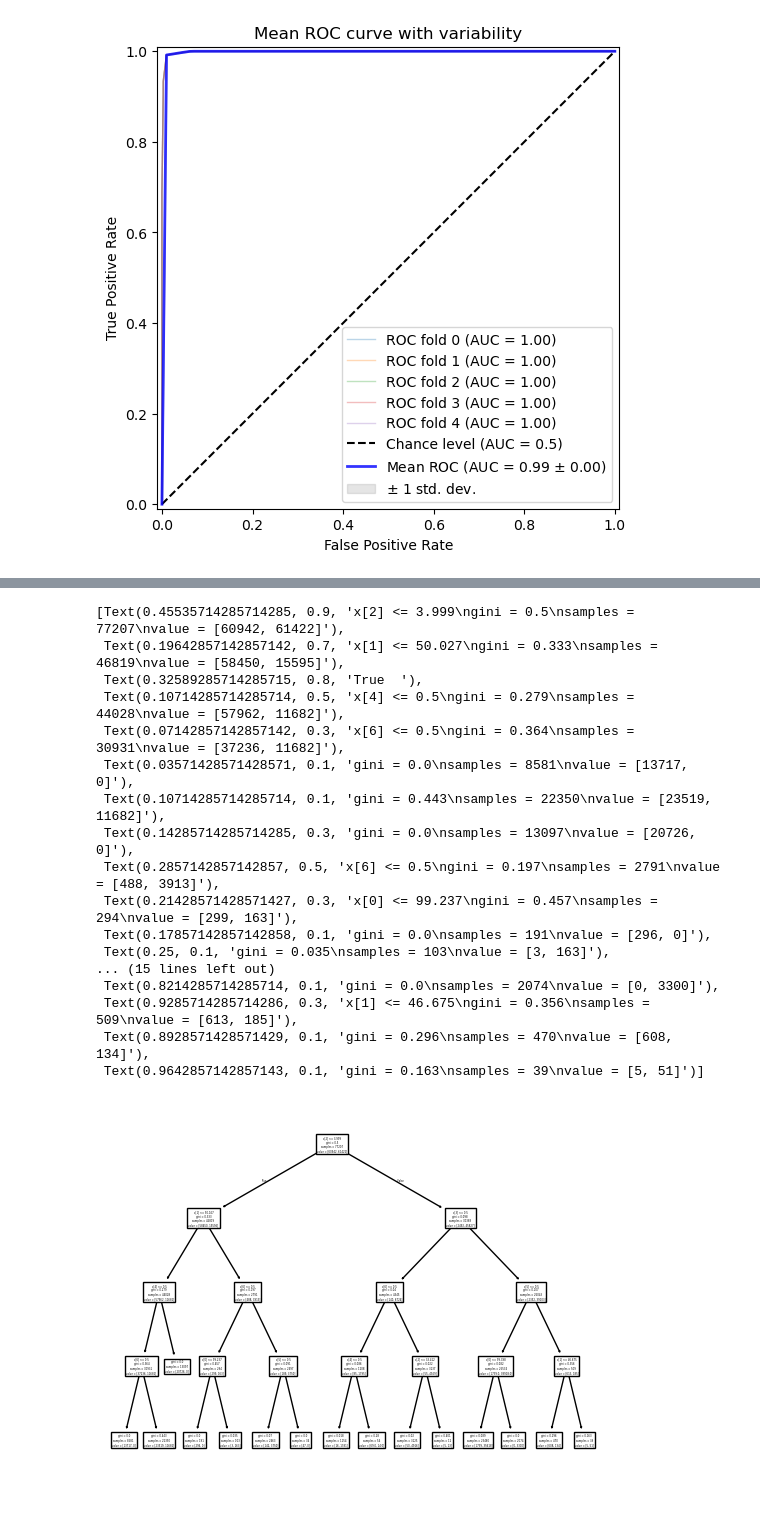
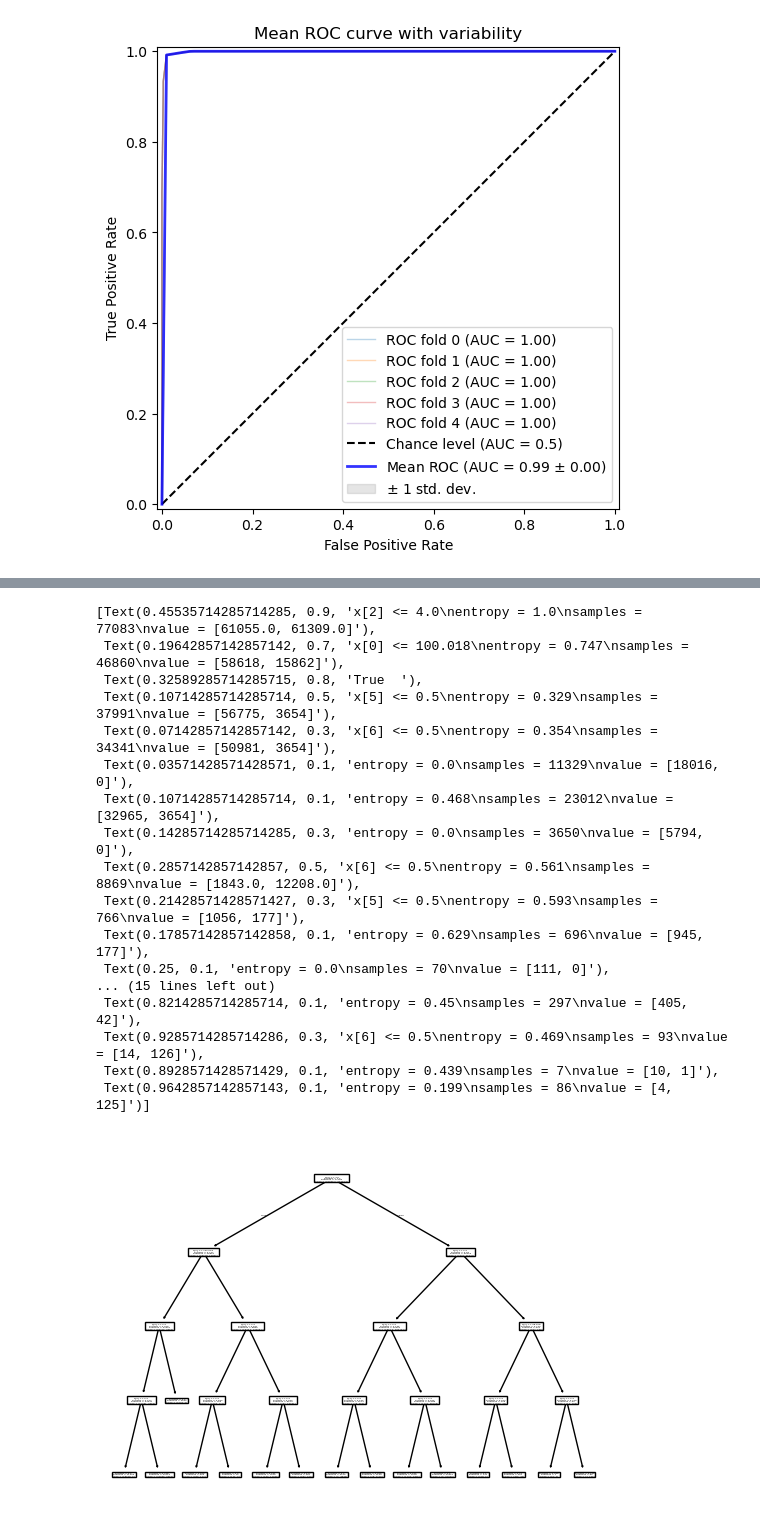
Before and after one commit to CElbing/CS447-Final, a Jupyter notebook: src/InfoGain_Skeleton.ipynb, the cells around one changed output, grey strips where cells are left out. Saved outputs shown, nothing was run; the diff lists cells and outputs as text; code cells hidden in the pictures.

```diff
--- a/src/InfoGain_Skeleton.ipynb
+++ b/src/InfoGain_Skeleton.ipynb
@@ -206,7 +206,7 @@ print(np.mean(feature_importances, axis=0))
 [figure]
 # %%
 #Creating a Random Forest and getting the accuracy score
-rf = RandomForestClassifier(max_depth=4, max_features=4)
+rf = RandomForestClassifier(criterion="entropy", max_depth=4, max_features=4, random_state=1)
 rf.fit(X_train,y_train)
 rfy_pred = rf.predict(X_test)
 rf_accuracy = metrics.accuracy_score(y_test, rfy_pred)
@@ -247,24 +247,24 @@ tree.plot_tree(rf[0])
 # %%
-tree.plot_tree(rf[1])
+tree.plot_tree(rf[32])
 # %% [output]
-[Text(0.45535714285714285, 0.9, 'x[2] <= 3.999\ngini = 0.5\nsamples = 77207\nvalue = [60942, 61422]'),
- Text(0.19642857142857142, 0.7, 'x[1] <= 50.027\ngini = 0.333\nsamples = 46819\nvalue = [58450, 15595]'),
+[Text(0.45535714285714285, 0.9, 'x[2] <= 4.0\nentropy = 1.0\nsamples = 77083\nvalue = [61055.0, 61309.0]'),
+ Text(0.19642857142857142, 0.7, 'x[0] <= 100.018\nentropy = 0.747\nsamples = 46860\nvalue = [58618, 15862]'),
  Text(0.32589285714285715, 0.8, 'True  '),
- Text(0.10714285714285714, 0.5, 'x[4] <= 0.5\ngini = 0.279\nsamples = 44028\nvalue = [57962, 11682]'),
- Text(0.07142857142857142, 0.3, 'x[6] <= 0.5\ngini = 0.364\nsamples = 30931\nvalue = [37236, 11682]'),
- Text(0.03571428571428571, 0.1, 'gini = 0.0\nsamples = 8581\nvalue = [13717, 0]'),
- Text(0.10714285714285714, 0.1, 'gini = 0.443\nsamples = 22350\nvalue = [23519, 11682]'),
- Text(0.14285714285714285, 0.3, 'gini = 0.0\nsamples = 13097\nvalue = [20726, 0]'),
- Text(0.2857142857142857, 0.5, 'x[6] <= 0.5\ngini = 0.197\nsamples = 2791\nvalue = [488, 3913]'),
- Text(0.21428571428571427, 0.3, 'x[0] <= 99.237\ngini = 0.457\nsamples = 294\nvalue = [299, 163]'),
- Text(0.17857142857142858, 0.1, 'gini = 0.0\nsamples = 191\nvalue = [296, 0]'),
- Text(0.25, 0.1, 'gini = 0.035\nsamples = 103\nvalue = [3, 163]'),
+ Text(0.10714285714285714, 0.5, 'x[5] <= 0.5\nentropy = 0.329\nsamples = 37991\nvalue = [56775, 3654]'),
+ Text(0.07142857142857142, 0.3, 'x[6] <= 0.5\nentropy = 0.354\nsamples = 34341\nvalue = [50981, 3654]'),
+ Text(0.03571428571428571, 0.1, 'entropy = 0.0\nsamples = 11329\nvalue = [18016, 0]'),
+ Text(0.10714285714285714, 0.1, 'entropy = 0.468\nsamples = 23012\nvalue = [32965, 3654]'),
+ Text(0.14285714285714285, 0.3, 'entropy = 0.0\nsamples = 3650\nvalue = [5794, 0]'),
+ Text(0.2857142857142857, 0.5, 'x[6] <= 0.5\nentropy = 0.561\nsamples = 8869\nvalue = [1843.0, 12208.0]'),
+ Text(0.21428571428571427, 0.3, 'x[5] <= 0.5\nentropy = 0.593\nsamples = 766\nvalue = [1056, 177]'),
+ Text(0.17857142857142858, 0.1, 'entropy = 0.629\nsamples = 696\nvalue = [945, 177]'),
+ Text(0.25, 0.1, 'entropy = 0.0\nsamples = 70\nvalue = [111, 0]'),
 ... (15 lines left out)
- Text(0.8214285714285714, 0.1, 'gini = 0.0\nsamples = 2074\nvalue = [0, 3300]'),
- Text(0.9285714285714286, 0.3, 'x[1] <= 46.675\ngini = 0.356\nsamples = 509\nvalue = [613, 185]'),
- Text(0.8928571428571429, 0.1, 'gini = 0.296\nsamples = 470\nvalue = [608, 134]'),
- Text(0.9642857142857143, 0.1, 'gini = 0.163\nsamples = 39\nvalue = [5, 51]')]
+ Text(0.8214285714285714, 0.1, 'entropy = 0.45\nsamples = 297\nvalue = [405, 42]'),
+ Text(0.9285714285714286, 0.3, 'x[6] <= 0.5\nentropy = 0.469\nsamples = 93\nvalue = [14, 126]'),
+ Text(0.8928571428571429, 0.1, 'entropy = 0.439\nsamples = 7\nvalue = [10, 1]'),
+ Text(0.9642857142857143, 0.1, 'entropy = 0.199\nsamples = 86\nvalue = [4, 125]')]
-[figure, old version]
+[figure, new version]
 # %%
 tree.plot_tree(rf[99])
 # %% [output]
```
Also changed, not shown: parts of 7 cells of this notebook.
